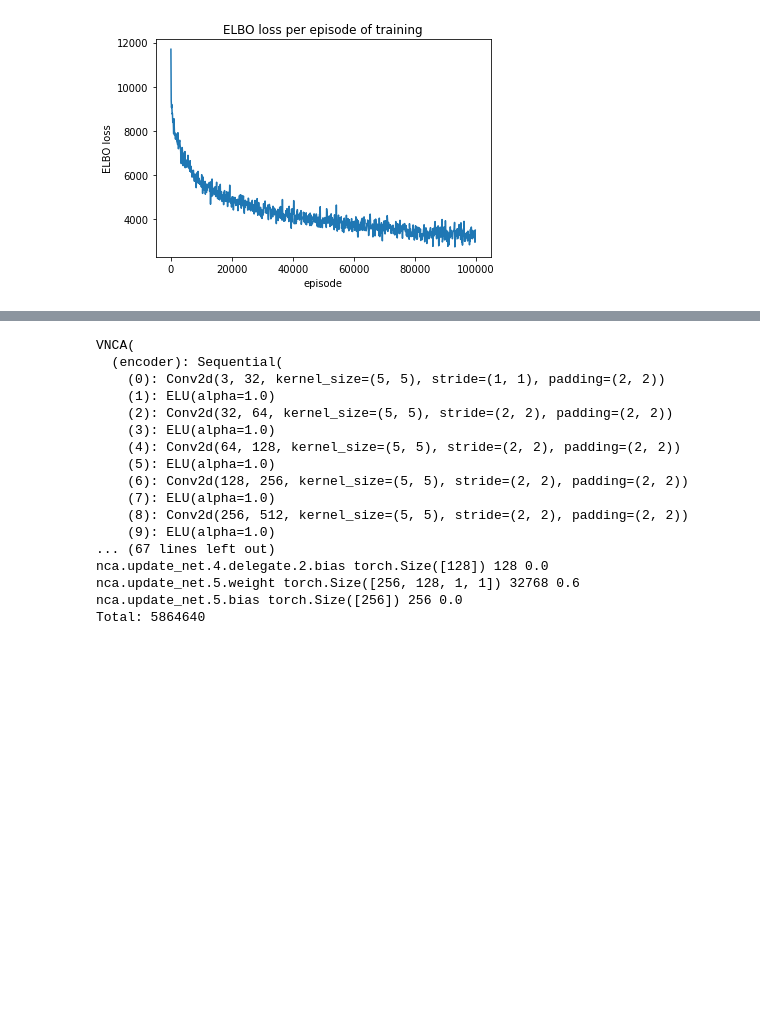
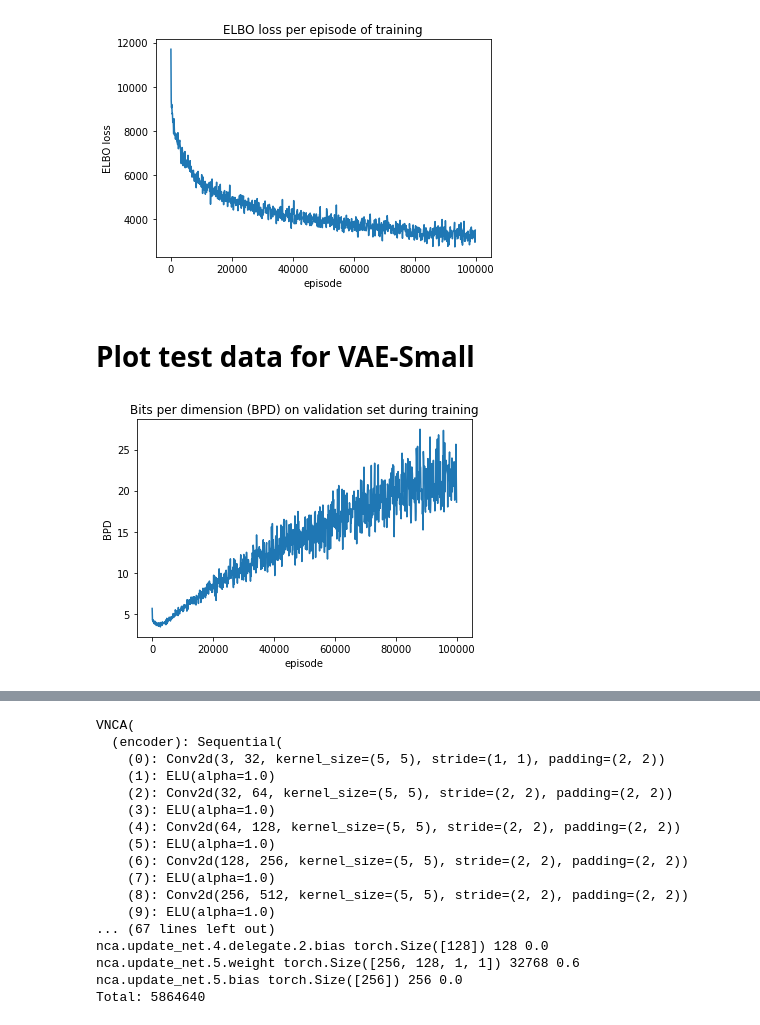
Before and after one commit to JanSchering/natural_computing, a Jupyter notebook: final/vae/presentation_vis.ipynb, the cells around one changed output, grey strips where cells are left out. Saved outputs shown, nothing was run; the diff lists cells and outputs as text; code cells hidden in the pictures; blank space fills up the shorter version.

Commit message:
plotting

```diff
--- a/final/vae/presentation_vis.ipynb
+++ b/final/vae/presentation_vis.ipynb
@@ -104,3 +104,16 @@ plt.savefig(join(vae_small_dir_img, "train", "elbo_plot.png") )
 plt.show()
 # %% [output]
 [figure]
+# %% [markdown]
+# Plot test data for VAE-Small
+# %%
+# Plot bits per dimension on validation set over training
+bpd_test_small = np.genfromtxt(join(vae_small_dir_data, "test", "bpd-loss.csv"), skip_header=1, delimiter=",")
+plt.plot(bpd_test_small[:,1], bpd_test_small[:,2])
+plt.title("Bits per dimension (BPD) on validation set during training")
+plt.ylabel("BPD")
+plt.xlabel("episode")
+plt.savefig(join(vae_small_dir_img, "test", "bpd_plot.png") )
+plt.show()
+# %% [output]
+[figure, added]
```
Also changed, not shown: parts of 1 cell of this notebook, 2 other files.
